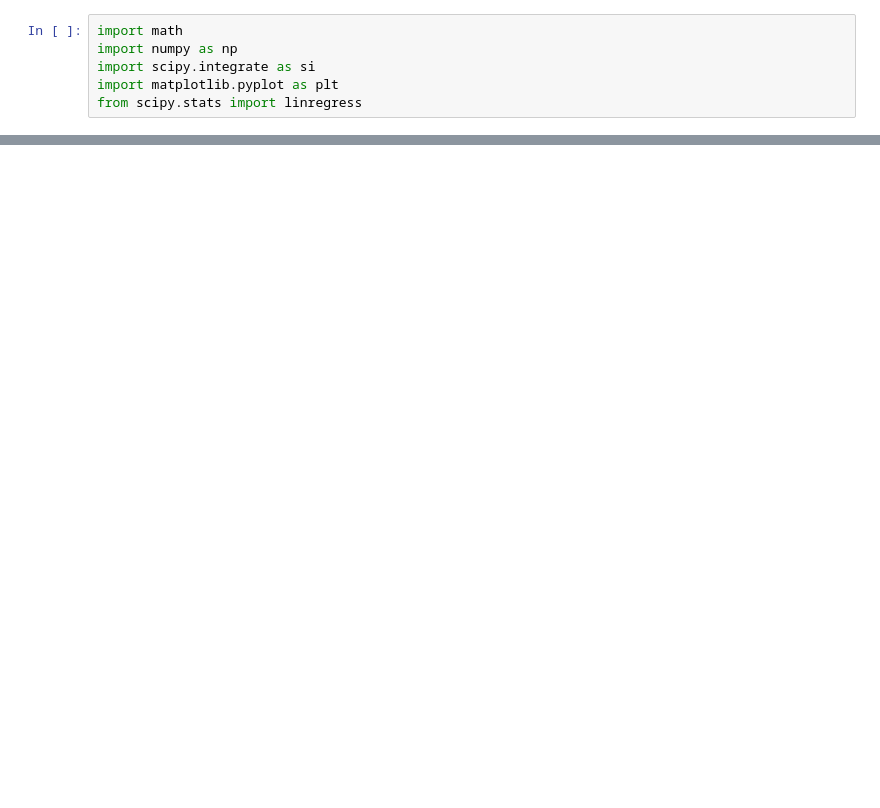
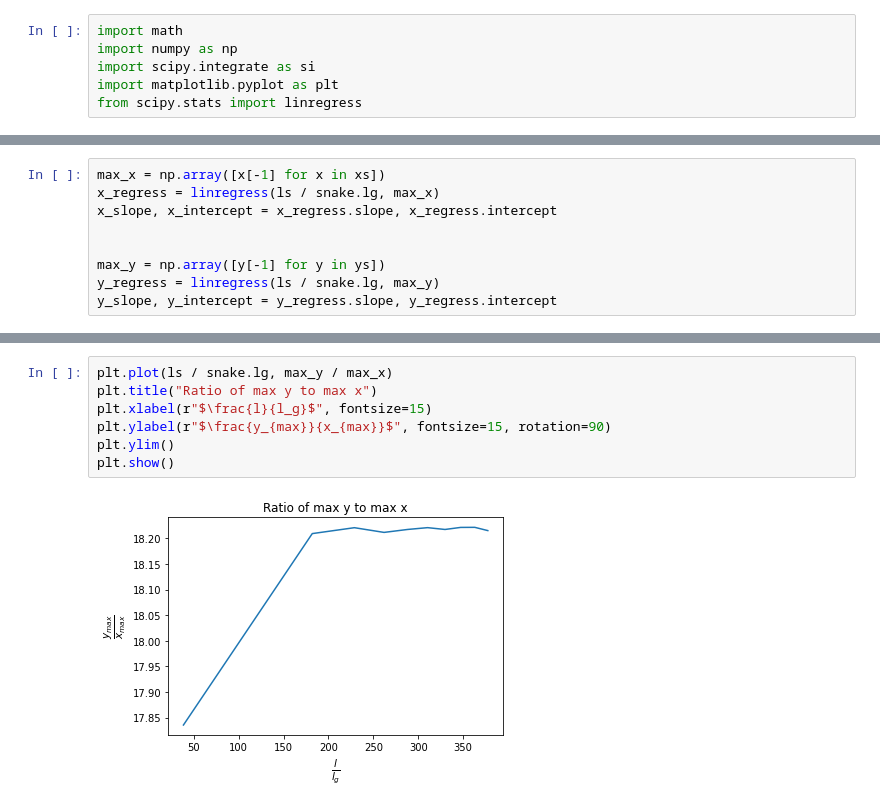
Before and after one commit to davenpi/stability, a Jupyter notebook: extended_torque.ipynb, the cells around one changed output, grey strips where cells are left out. Saved outputs shown, nothing was run; the diff lists cells and outputs as text; blank space fills up the shorter version.

```diff
--- a/extended_torque.ipynb
+++ b/extended_torque.ipynb
@@ -114,0 +195,9 @@ snake.lg
+# %%
+max_x = np.array([x[-1] for x in xs])
+x_regress = linregress(ls / snake.lg, max_x)
+x_slope, x_intercept = x_regress.slope, x_regress.intercept
+
+
+max_y = np.array([y[-1] for y in ys])
+y_regress = linregress(ls / snake.lg, max_y)
+y_slope, y_intercept = y_regress.slope, y_regress.intercept
@@ -114,0 +232,9 @@ snake.lg
+# %%
+plt.plot(ls / snake.lg, max_y / max_x)
+plt.title("Ratio of max y to max x")
+plt.xlabel(r"$\frac{l}{l_g}$", fontsize=15)
+plt.ylabel(r"$\frac{y_{max}}{x_{max}}$", fontsize=15, rotation=90)
+plt.ylim()
+plt.show()
+# %% [output]
+[figure, added]
```
Also changed, not shown: parts of 22 cells of this notebook.
